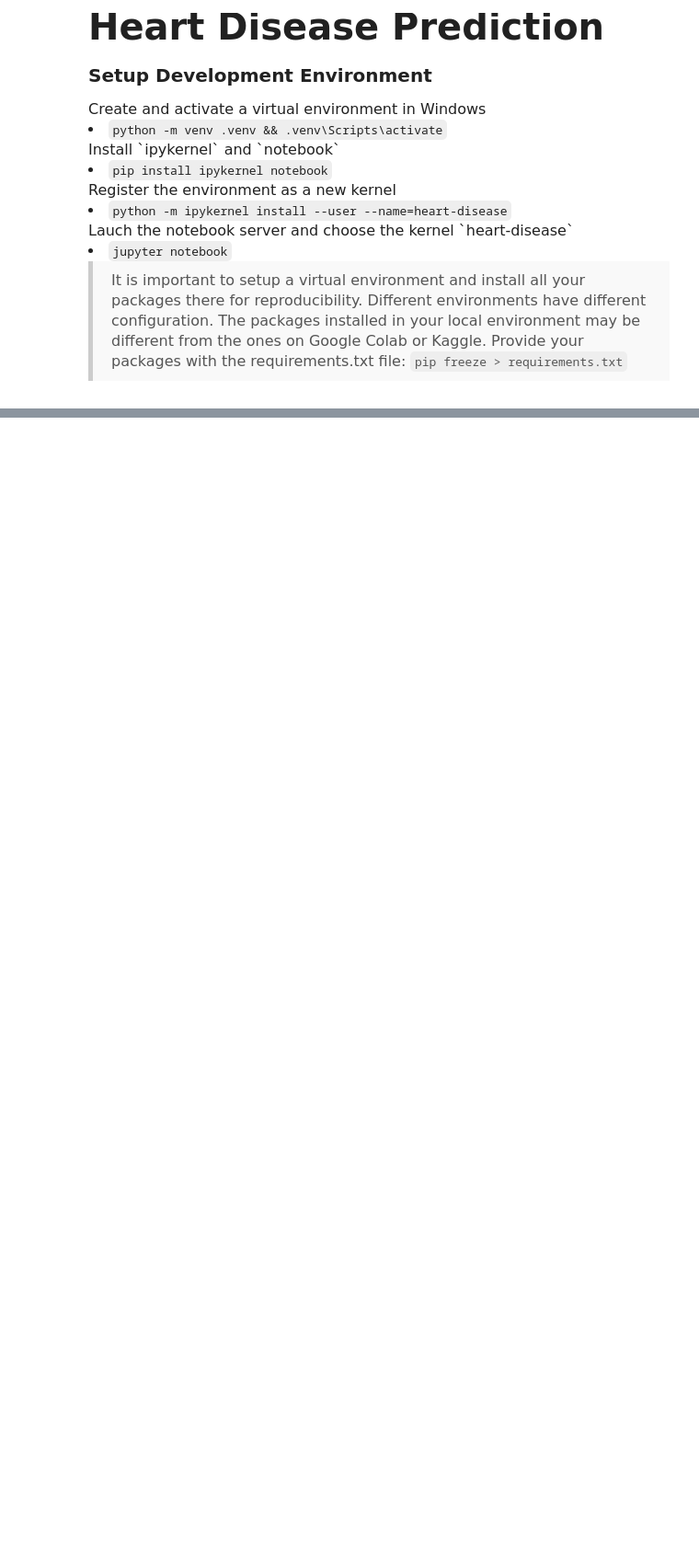
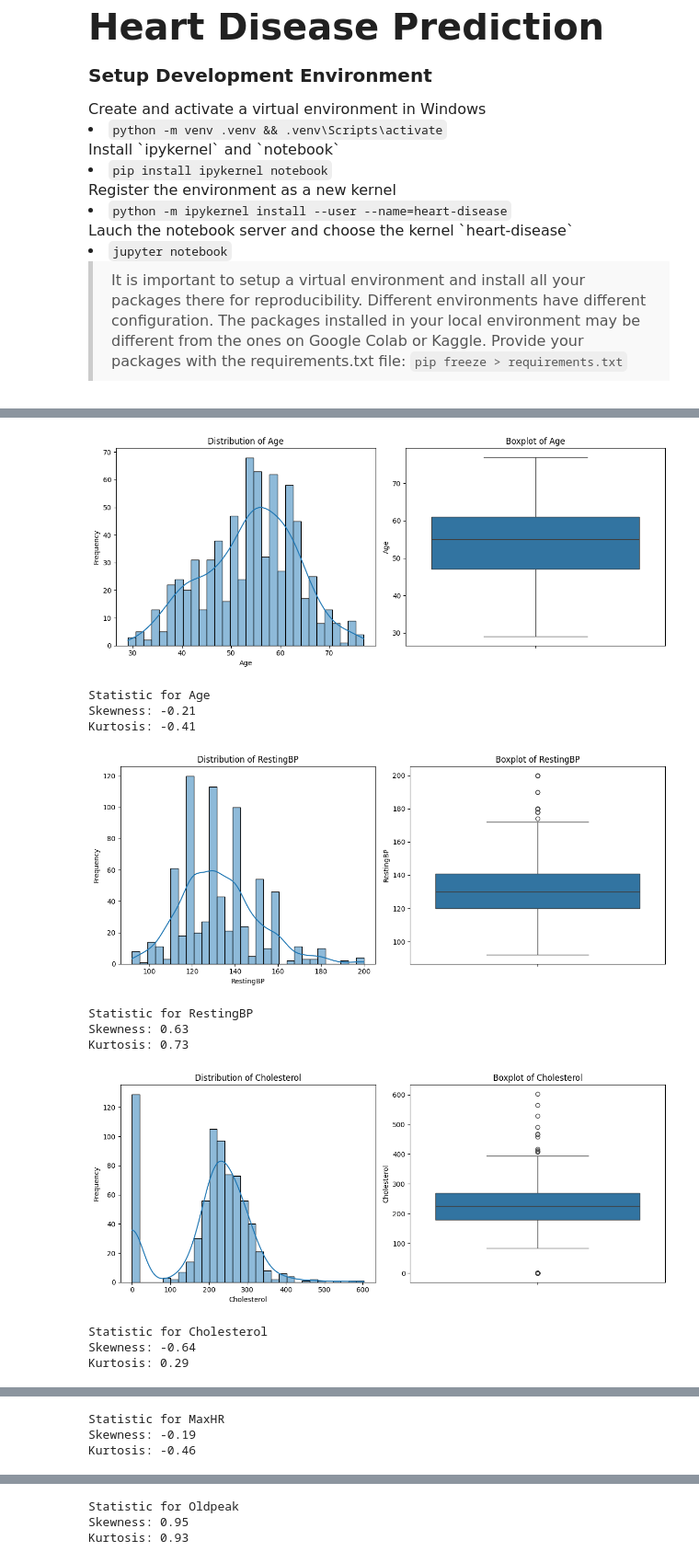
Before and after one commit to aghogho-dev/Heart-Disease-Prediction, a Jupyter notebook: heart-disease.ipynb, the cells around one changed output, grey strips where cells are left out. Shown at 92% size. Saved outputs shown, nothing was run; the diff lists cells and outputs as text; code cells hidden in the pictures; blank space fills up the shorter version.

```diff
--- a/heart-disease.ipynb
+++ b/heart-disease.ipynb
@@ -19,0 +131,6 @@
+# %%
+train = pd.read_csv("heart_train.csv")
+test = pd.read_csv("heart_test.csv")
+
+df_train = create_features(train)
+df_test = create_features(test)
@@ -19,0 +254,50 @@
+# %%
+numerical_features = [
+    "Age", "RestingBP", "Cholesterol", "MaxHR", "Oldpeak",
+    "HeartStressIndex", "CholesterolToAgeRatio", "RiskScore",
+    "BP_HR_Interaction", "Age_Cholesterol_Interaction",
+    "Oldpeak_MaxHR_Ratio", "BP_Age_Interaction",
+    "Age_MaxHR_Interaction", "Cholesterol_Oldpeak_Interaction",
+    "MaxHR_ExerciseAngina_Interaction", "FraminghamProxy"
+]
+
+categorical_features = train.select_dtypes("object").columns.values.tolist() + ["FastingBS"]
+
+target = "HeartDisease"
+# %%
+def numerical_analysis(df, numerical_features):
+    for feature in numerical_features:
+
+        plt.figure(figsize=(12, 5))
+        plt.subplot(1, 2, 1)
+        sns.histplot(df[feature], kde=True, bins=30)
+        plt.title(f"Distribution of {feature}")
+        plt.xlabel(feature)
+        plt.ylabel("Frequency")
+
+        plt.subplot(1, 2, 2)
+        sns.boxplot(y=df[feature])
+        plt.title(f"Boxplot of {feature}")
+        plt.ylabel(feature)
+
+        plt.tight_layout()
+        plt.show()
+
+        print(f"\nStatistic for {feature}")
+        print(f"Skewness: {df[feature].skew():.2f}")
+        print(f"Kurtosis: {kurtosis(df[feature]):.2f}")
+# %%
+numerical_analysis(df_train, numerical_features)
+# %% [output]
+[figure, added]
+Statistic for Age
+Skewness: -0.21
+Kurtosis: -0.41
+[figure, added]
+Statistic for RestingBP
+Skewness: 0.63
+Kurtosis: 0.73
+[figure, added]
+Statistic for Cholesterol
+Skewness: -0.64
+Kurtosis: 0.29
@@ -19,0 +305,3 @@
+Statistic for MaxHR
+Skewness: -0.19
+Kurtosis: -0.46
@@ -19,0 +309,3 @@
+Statistic for Oldpeak
+Skewness: 0.95
+Kurtosis: 0.93
```
Also changed, not shown: parts of 27 cells of this notebook.
